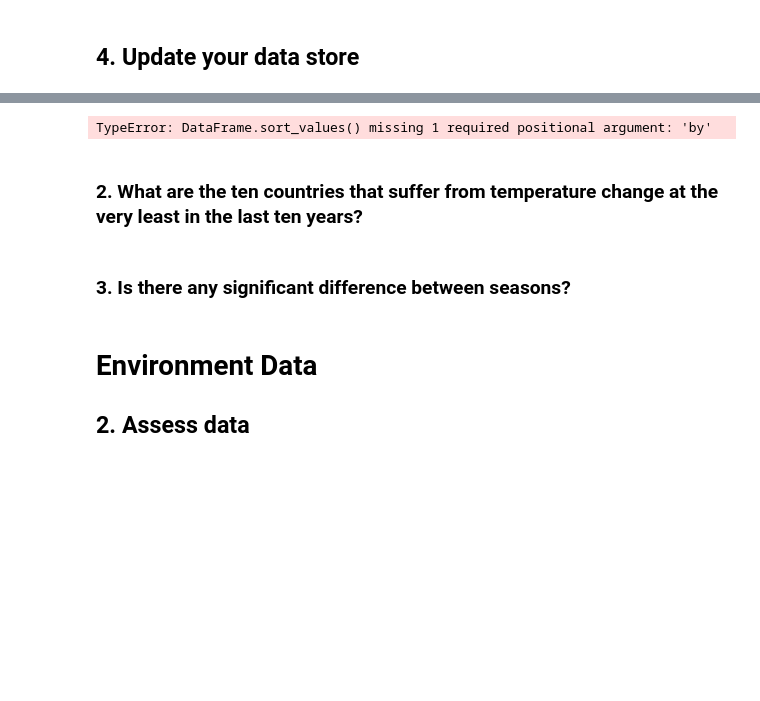
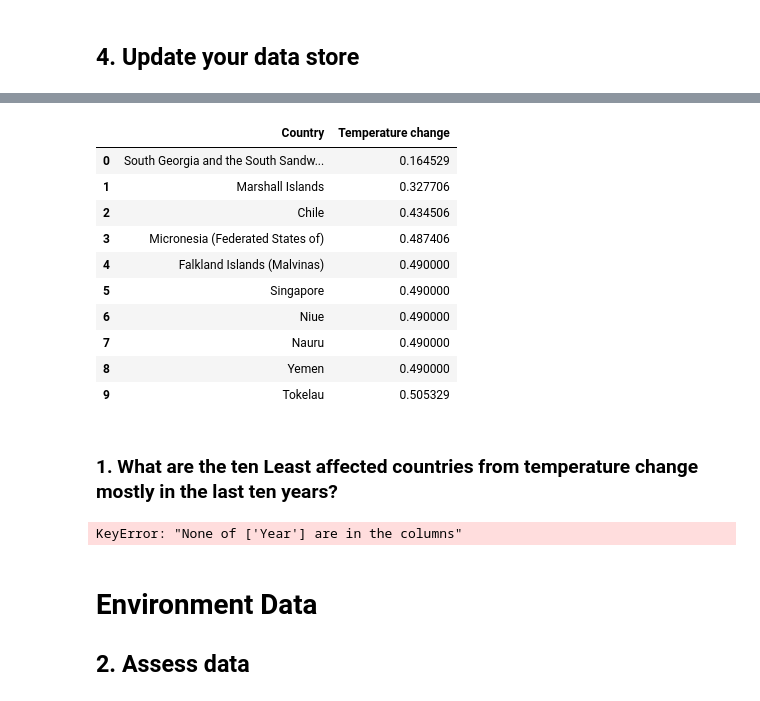
Before and after one commit to igooku/Udacity_dataWrangling_olympic_envirmnet, a Jupyter notebook: Data_Wrangling_Project_Starter.ipynb, the cells around one changed output, grey strips where cells are left out. Saved outputs shown, nothing was run; the diff lists cells and outputs as text; code cells hidden in the pictures; blank space fills up the shorter version.

Commit message:
last changes

```diff
--- a/Data_Wrangling_Project_Starter.ipynb
+++ b/Data_Wrangling_Project_Starter.ipynb
@@ -401,11 +360,37 @@ df_environment_clean.groupby(['Year','Country'])['Temperature change'].mean().un
-# %%
-df_environment_clean.groupby(['Year','Country'])['Temperature change'].mean().unstack().sort_values(ascending= False).iloc[:5]
-# %% [output]
-TypeError: DataFrame.sort_values() missing 1 required positional argument: 'by'
+# %%
+temp_change =df_environment_clean
+temp_change.set_index("Year", inplace=True)
+temp_change = temp_change.loc[['2010','2011','2012','2013','2014','2015','2016','2017','2018','2019']]
+temp_change.reset_index(inplace = True)
+temp_change = temp_change.groupby(['Country',]).agg({'Temperature change':'mean'})
+temp_change = temp_change.sort_values('Temperature change',ascending=True).head(10)
+temp_change.reset_index(inplace = True)
+temp_change
+# %% [output]
+|  | Country | Temperature change |
+| 0 | South Georgia and the South Sandw... | 0.164529 |
+| 1 | Marshall Islands | 0.327706 |
+| 2 | Chile | 0.434506 |
+| 3 | Micronesia (Federated States of) | 0.487406 |
+| 4 | Falkland Islands (Malvinas) | 0.490000 |
+| 5 | Singapore | 0.490000 |
+| 6 | Niue | 0.490000 |
+| 7 | Nauru | 0.490000 |
+| 8 | Yemen | 0.490000 |
+| 9 | Tokelau | 0.505329 |
 # %% [markdown]
-### 2. What are the ten countries that suffer from temperature change at the very least in the last ten years?
+### 1. What are the ten Least affected countries from temperature change mostly in the last ten years?
-# %% [markdown]
-### 3.  Is there any significant difference between seasons?
+# %%
+least_change =df_environment_clean
+least_change.set_index("Year", inplace=True)
+least_change = least_change.loc[['2010','2011','2012','2013','2014','2015','2016','2017','2018','2019']]
+least_change.reset_index(inplace = True)
+least_change = least_change.groupby(['Country',]).agg({'Temperature change':'mean'})
+least_change = least_change.sort_values('Temperature change',ascending=False).head(10)
+least_change.reset_index(inplace = True)
+least_change
+# %% [output]
+KeyError: "None of ['Year'] are in the columns"
 # %% [markdown]
 # Environment Data
 
```
Also changed, not shown: parts of 19 cells of this notebook, 1 other file.
